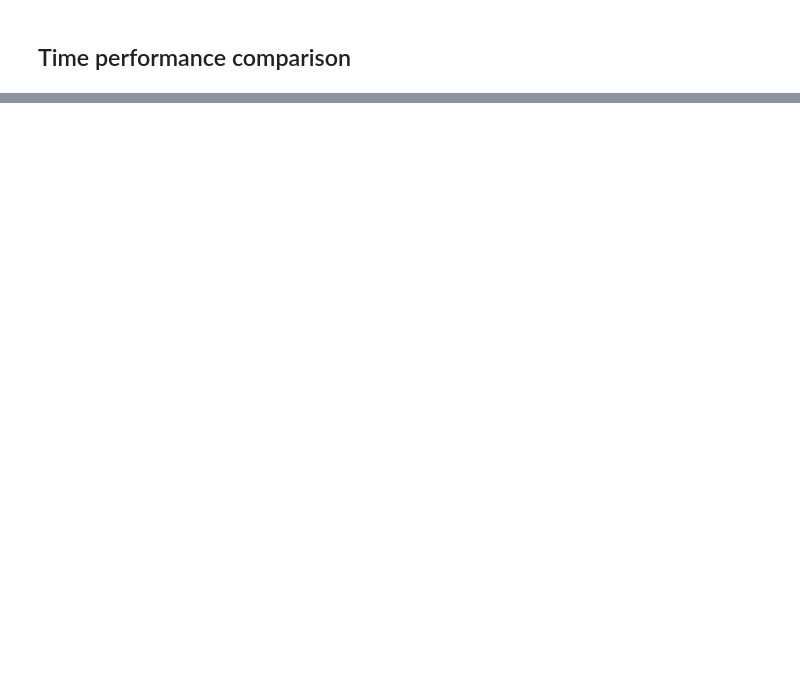
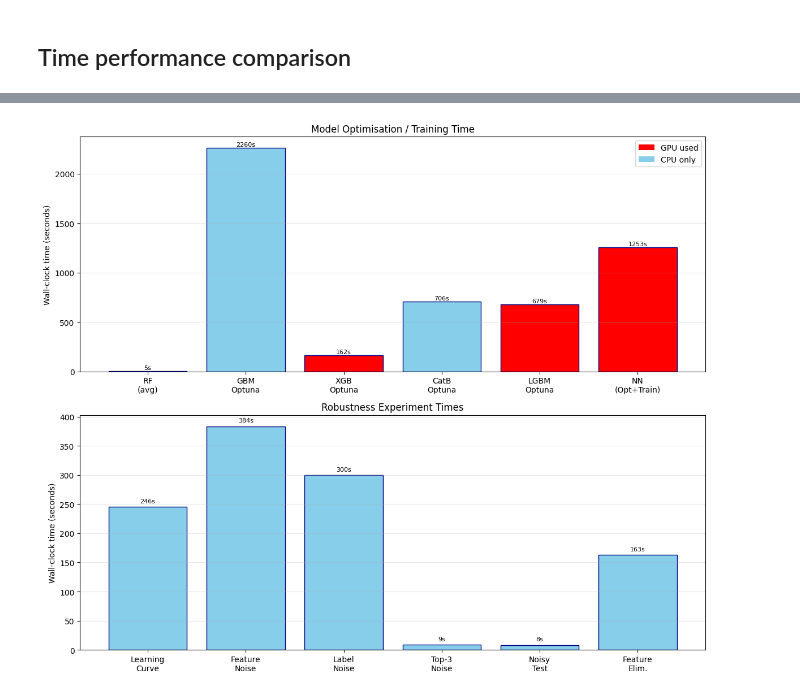
Before and after one commit to EstebanCardenas2001/LCPB_2026, a Jupyter notebook: Paper/magic_studies.ipynb, the cells around one changed output, grey strips where cells are left out. Drawn from its saved outputs; the diff is of its cells as text; code cells hidden in the pictures; blank space fills up the shorter version.

```diff
--- a/Paper/magic_studies.ipynb
+++ b/Paper/magic_studies.ipynb
@@ -2253,23 +2419,56 @@ plt.show()
 # %%
 # ============================================================
-# Training time comparison
+# Training time summary – two separate axes
 # ============================================================
 
-experiments = ['GBM\nOptuna','XGB\nOptuna','CB\nOptuna','LGBM\nOptuna',
-               'NN\n(single)','Learning\nCurve','Feature\nNoise','Label\nNoise','Feature\nElim.']
-times = [elapsed_gbm, elapsed_xgb, elapsed_cb, elapsed_lgb,
-         elapsed_nn, elapsed_red, elapsed_feat, elapsed_lab, elapsed_feats_el]
+# --- optimisation / model-training times ---
+opt_labels = ['RF\n(avg)', 'GBM\nOptuna', 'XGB\nOptuna', 'CatB\nOptuna', 'LGBM\nOptuna', 'NN\n(Opt+Train)']
+opt_times  = [elapsed_rf / 50,         # average per single RF fit
+              elapsed_gbm,
+              elapsed_xgb,
+              elapsed_cb,
+              elapsed_lgb,
+              elapsed_nn_tune + elapsed_nn]
 
-plt.figure(figsize=(10,5))
-bars = plt.bar(experiments, times, color='skyblue', edgecolor='navy')
-plt.ylabel('Wall‑clock time (seconds)')
-plt.title('Training Time Comparison')
-# Annotate bars
-for bar, t in zip(bars, times):
-    plt.text(bar.get_x() + bar.get_width()/2, bar.get_height() + 5,
+# GPU‑exclusive: XGBoost, LightGBM, Neural Network  (CatBoost ran on CPU)
+gpu_indices = [2, 4, 5]               # zero‑based positions in opt_times
+
+# --- robustness experiments ---
+exp_labels = ['Learning\nCurve', 'Feature\nNoise', 'Label\nNoise',
+              'Top-3\nNoise', 'Noisy\nTest', 'Feature\nElim.']
+exp_times  = [elapsed_red, elapsed_feat, elapsed_lab,
+              elapsed_target_feat, elapsed_noisy_test, elapsed_feats_el]
+
+# ------------------------------------------------------------------
+fig, (ax1, ax2) = plt.subplots(2, 1, figsize=(12, 10))
+
+# -- upper plot: optimisation --
+bar_colors1 = ['red' if i in gpu_indices else 'skyblue' for i in range(len(opt_labels))]
+bars1 = ax1.bar(opt_labels, opt_times, color=bar_colors1, edgecolor='navy')
+ax1.set_ylabel('Wall‑clock time (seconds)')
+ax1.set_title('Model Optimisation / Training Time')
+ax1.grid(axis='y', alpha=0.3)
+for bar, t in zip(bars1, opt_times):
+    ax1.text(bar.get_x() + bar.get_width()/2, bar.get_height() + 5,
              f'{t:.0f}s', ha='center', va='bottom', fontsize=8)
-plt.grid(axis='y', alpha=0.3)
+# add a legend entry for GPU
+from matplotlib.patches import Patch
+legend_elements = [Patch(facecolor='red', label='GPU used'),
+                   Patch(facecolor='skyblue', label='CPU only')]
+ax1.legend(handles=legend_elements)
+
+# -- lower plot: experiments --
+bars2 = ax2.bar(exp_labels, exp_times, color='skyblue', edgecolor='navy')
+ax2.set_ylabel('Wall‑clock time (seconds)')
+ax2.set_title('Robustness Experiment Times')
+ax2.grid(axis='y', alpha=0.3)
+for bar, t in zip(bars2, exp_times):
+    ax2.text(bar.get_x() + bar.get_width()/2, bar.get_height() + 5,
+             f'{t:.0f}s', ha='center', va='bottom', fontsize=8)
+
 plt.tight_layout()
 plt.show()
+# %% [output]
+[figure, added]
 # %%
 # to do: retrain a "best overall" model?
```
Also changed, not shown: parts of 46 cells of this notebook.
